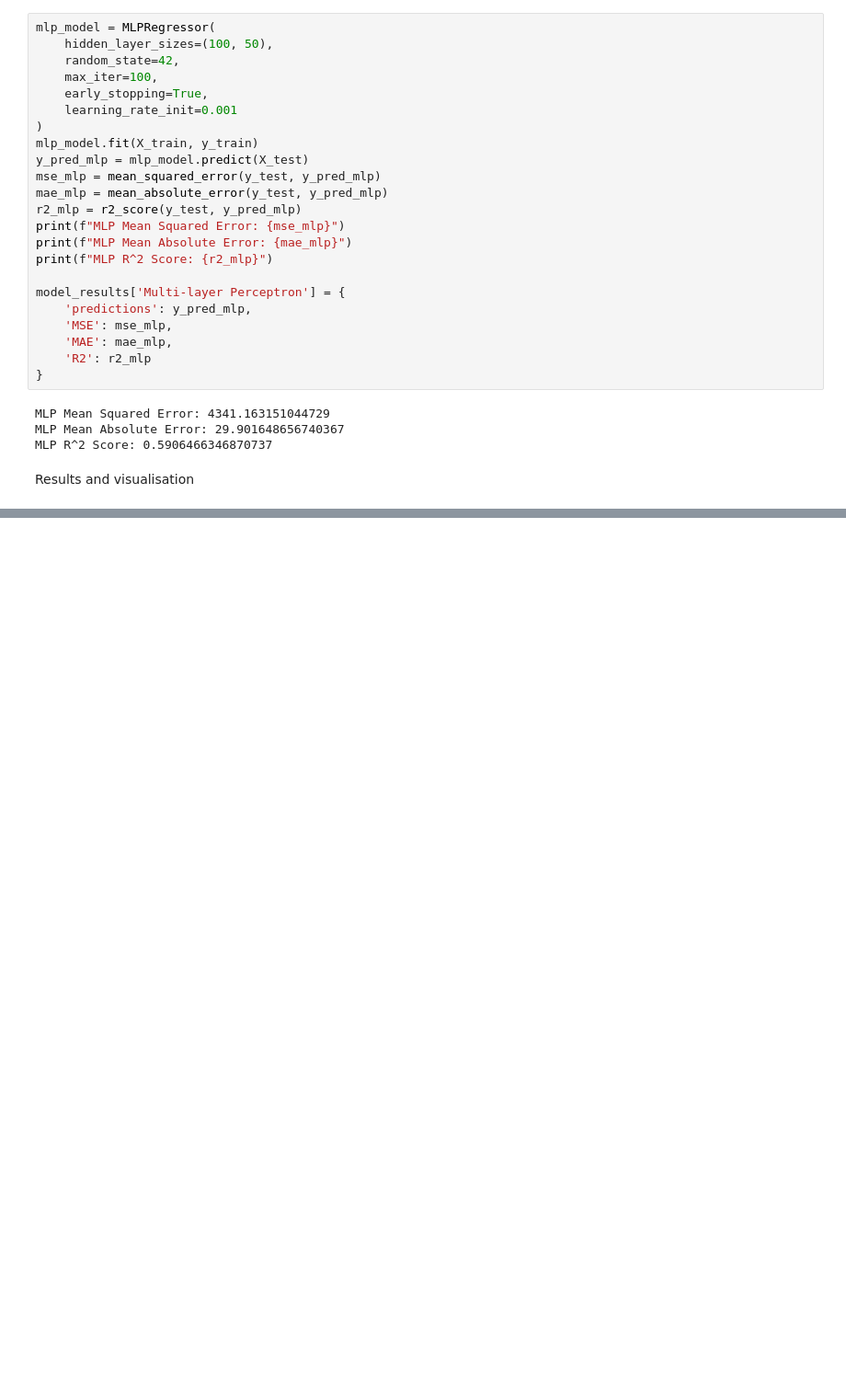
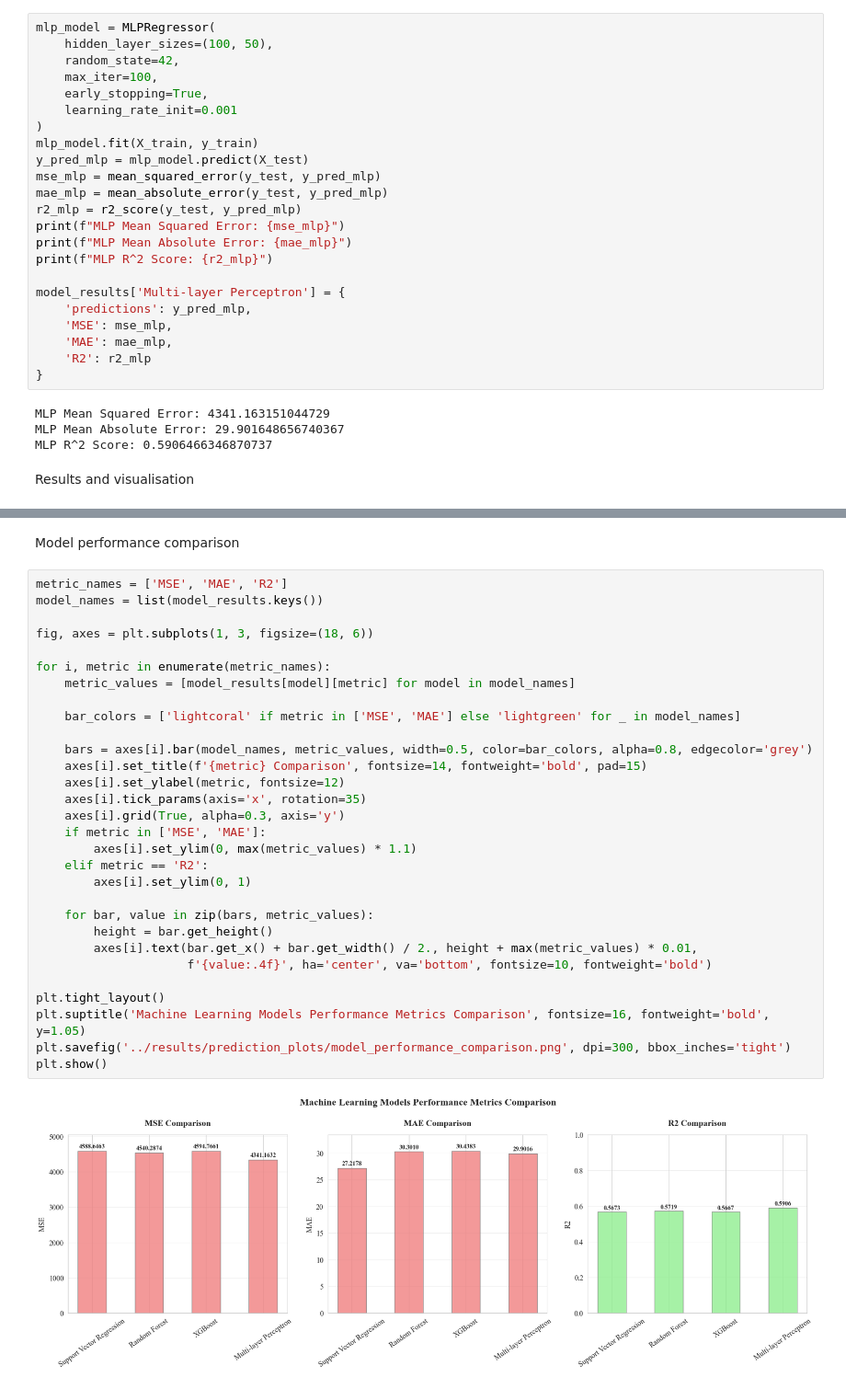
Before and after one commit to CatPieee/Appliances-Energy-Consumption-Forecasting-Using-Time-Series-Machine-Learning, a Jupyter notebook: notebooks/3.0-Traditional_ML_Experimentation.ipynb, the cells around one changed output, grey strips where cells are left out. Shown at 92% size. Saved outputs shown, nothing was run; the diff lists cells and outputs as text; blank space fills up the shorter version.

```diff
--- a/notebooks/3.0-Traditional_ML_Experimentation.ipynb
+++ b/notebooks/3.0-Traditional_ML_Experimentation.ipynb
@@ -398,0 +296,34 @@ Different models excel in different metrics:
+# %% [markdown]
+Model performance comparison
+# %%
+metric_names = ['MSE', 'MAE', 'R2']
+model_names = list(model_results.keys())
+
+fig, axes = plt.subplots(1, 3, figsize=(18, 6))
+
+for i, metric in enumerate(metric_names):
+    metric_values = [model_results[model][metric] for model in model_names]
+
+    bar_colors = ['lightcoral' if metric in ['MSE', 'MAE'] else 'lightgreen' for _ in model_names]
+
+    bars = axes[i].bar(model_names, metric_values, width=0.5, color=bar_colors, alpha=0.8, edgecolor='grey')
+    axes[i].set_title(f'{metric} Comparison', fontsize=14, fontweight='bold', pad=15)
+    axes[i].set_ylabel(metric, fontsize=12)
+    axes[i].tick_params(axis='x', rotation=35)
+    axes[i].grid(True, alpha=0.3, axis='y')
+    if metric in ['MSE', 'MAE']:
+        axes[i].set_ylim(0, max(metric_values) * 1.1)
+    elif metric == 'R2':
+        axes[i].set_ylim(0, 1)
+
+    for bar, value in zip(bars, metric_values):
+        height = bar.get_height()
+        axes[i].text(bar.get_x() + bar.get_width() / 2., height + max(metric_values) * 0.01,
+                     f'{value:.4f}', ha='center', va='bottom', fontsize=10, fontweight='bold')
+
+plt.tight_layout()
+plt.suptitle('Machine Learning Models Performance Metrics Comparison', fontsize=16, fontweight='bold', y=1.05)
+plt.savefig('../results/prediction_plots/model_performance_comparison.png', dpi=300, bbox_inches='tight')
+plt.show()
+# %% [output]
+[figure, added]
```
Also changed, not shown: parts of 11 cells of this notebook, 3 other files.
